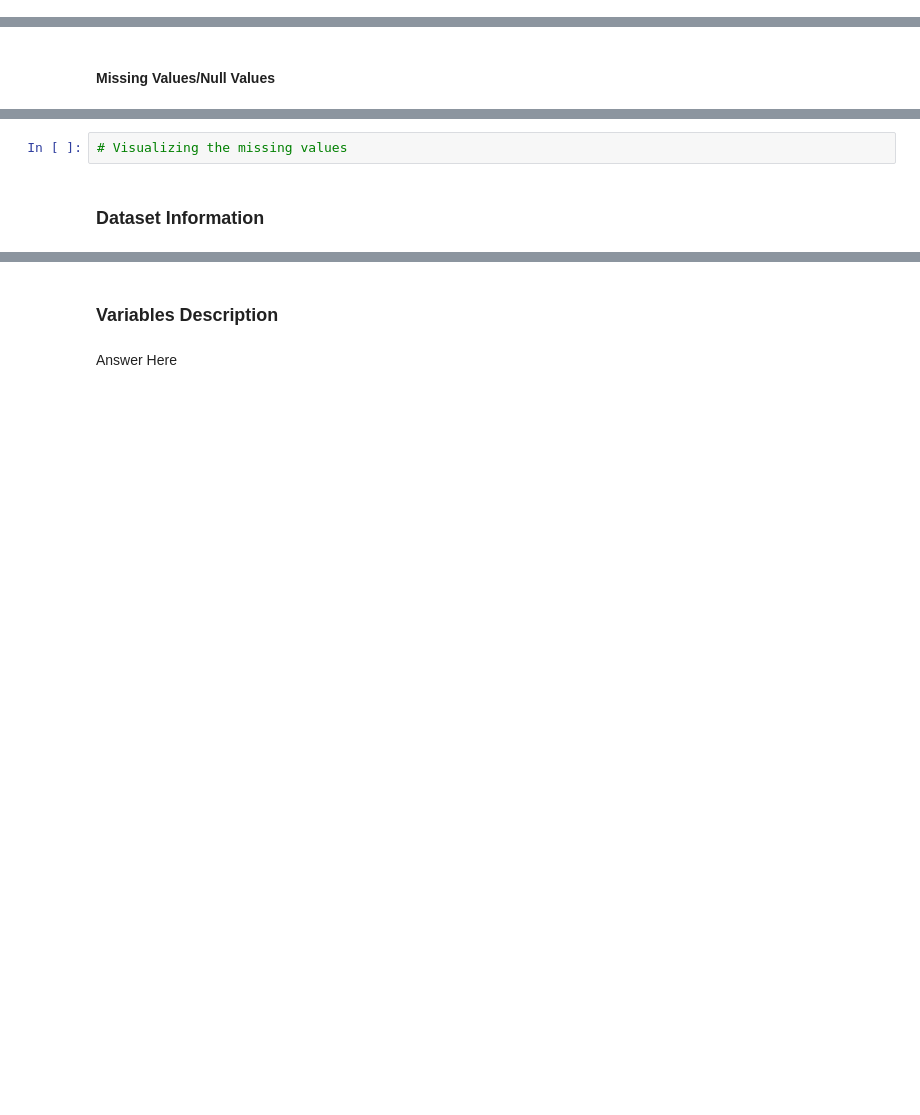
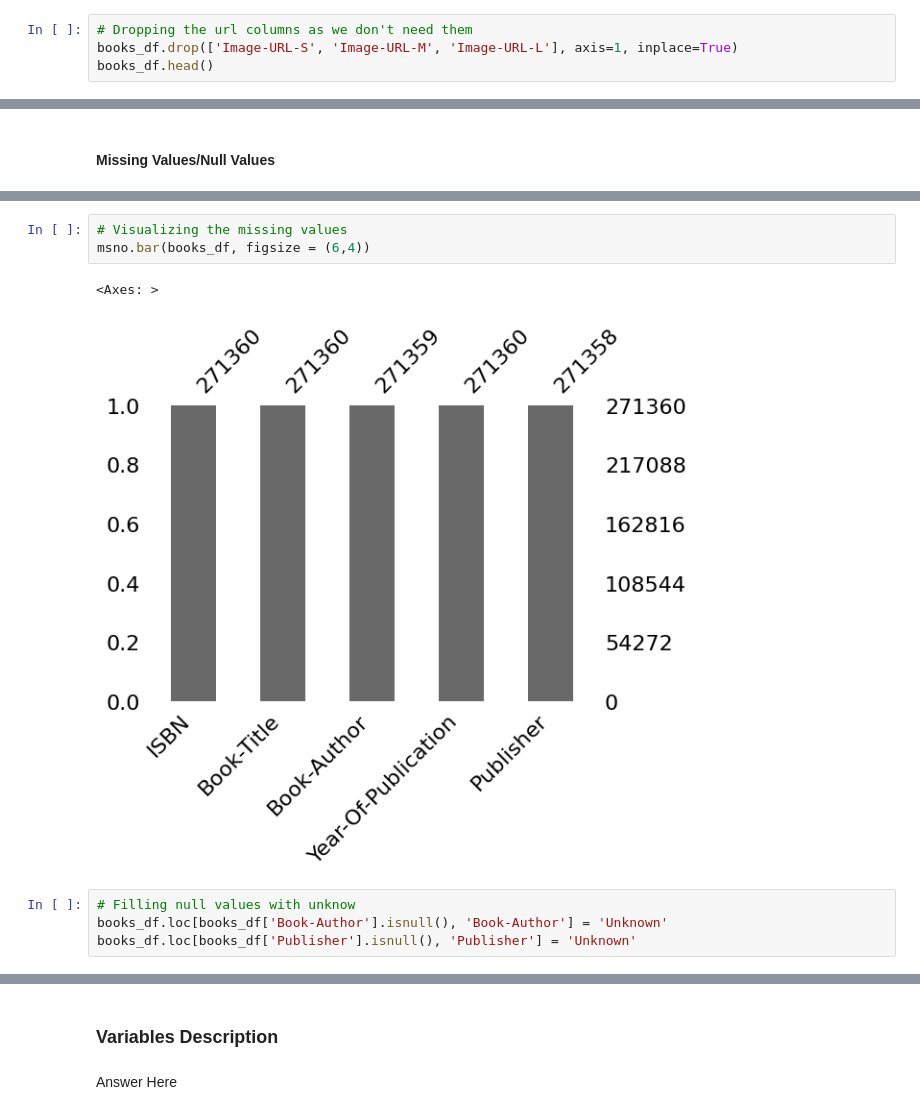
Before and after one commit to theuttammishra/Capstone-Unsupervised, a Jupyter notebook: Book_Recommendation_System.ipynb, the cells around one changed output, grey strips where cells are left out. Cells and saved outputs as stored; diff of their text form; blank space fills up the shorter version.

```diff
--- a/Book_Recommendation_System.ipynb
+++ b/Book_Recommendation_System.ipynb
@@ -174,0 +195,4 @@ Number of Columns =  3
+# %%
+# Dropping the url columns as we don't need them
+books_df.drop(['Image-URL-S', 'Image-URL-M', 'Image-URL-L'], axis=1, inplace=True)
+books_df.head()
@@ -179,4 +221,10 @@ Number of Columns =  3
 # %%
 # Visualizing the missing values
+msno.bar(books_df, figsize = (6,4))
+# %% [output]
+<Axes: >
+[figure, added]
-# %% [markdown]
-### Dataset Information
+# %%
+# Filling null values with unknow
+books_df.loc[books_df['Book-Author'].isnull(), 'Book-Author'] = 'Unknown'
+books_df.loc[books_df['Publisher'].isnull(), 'Publisher'] = 'Unknown'
```
Also changed, not shown: parts of 109 cells of this notebook.
